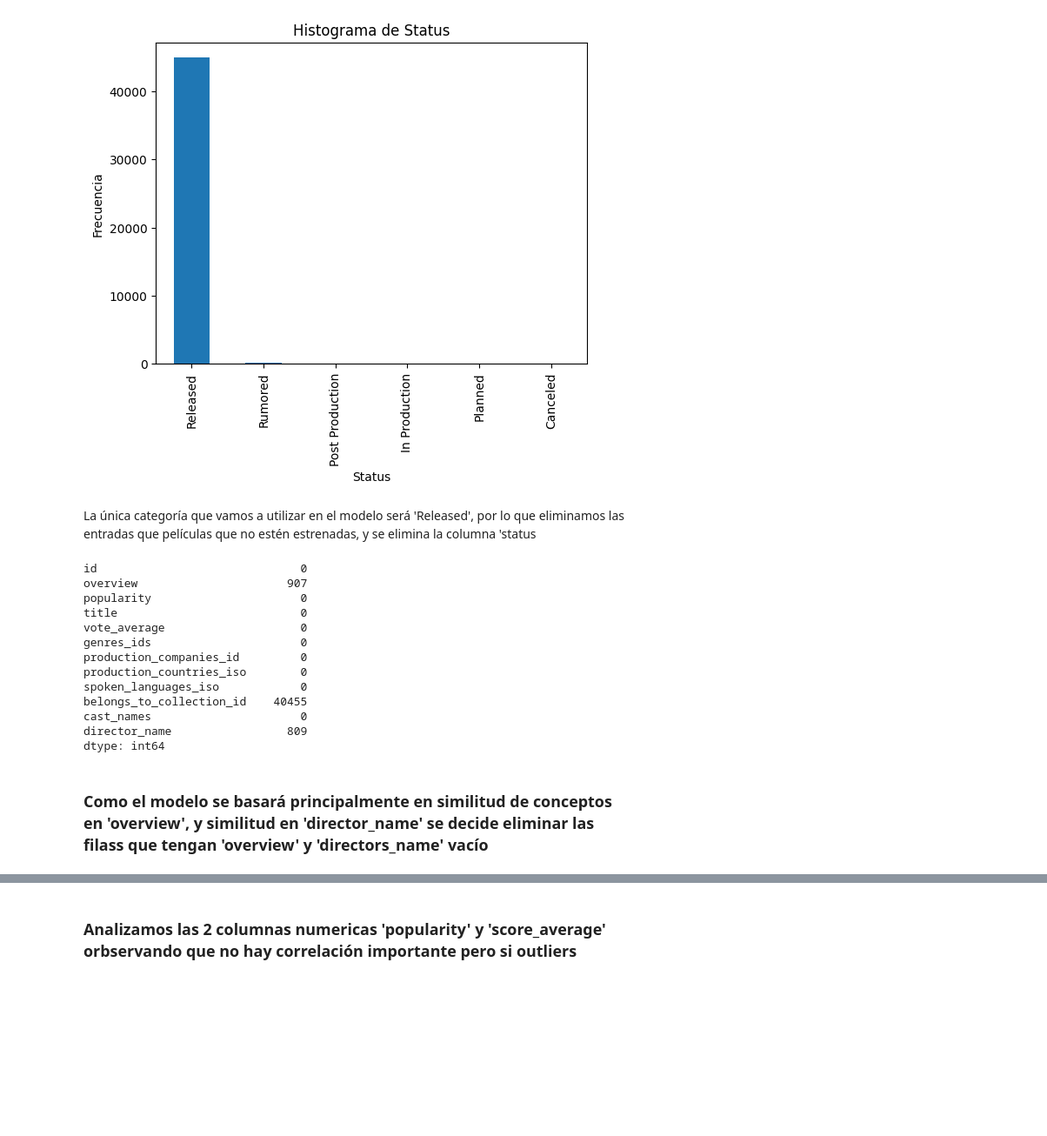
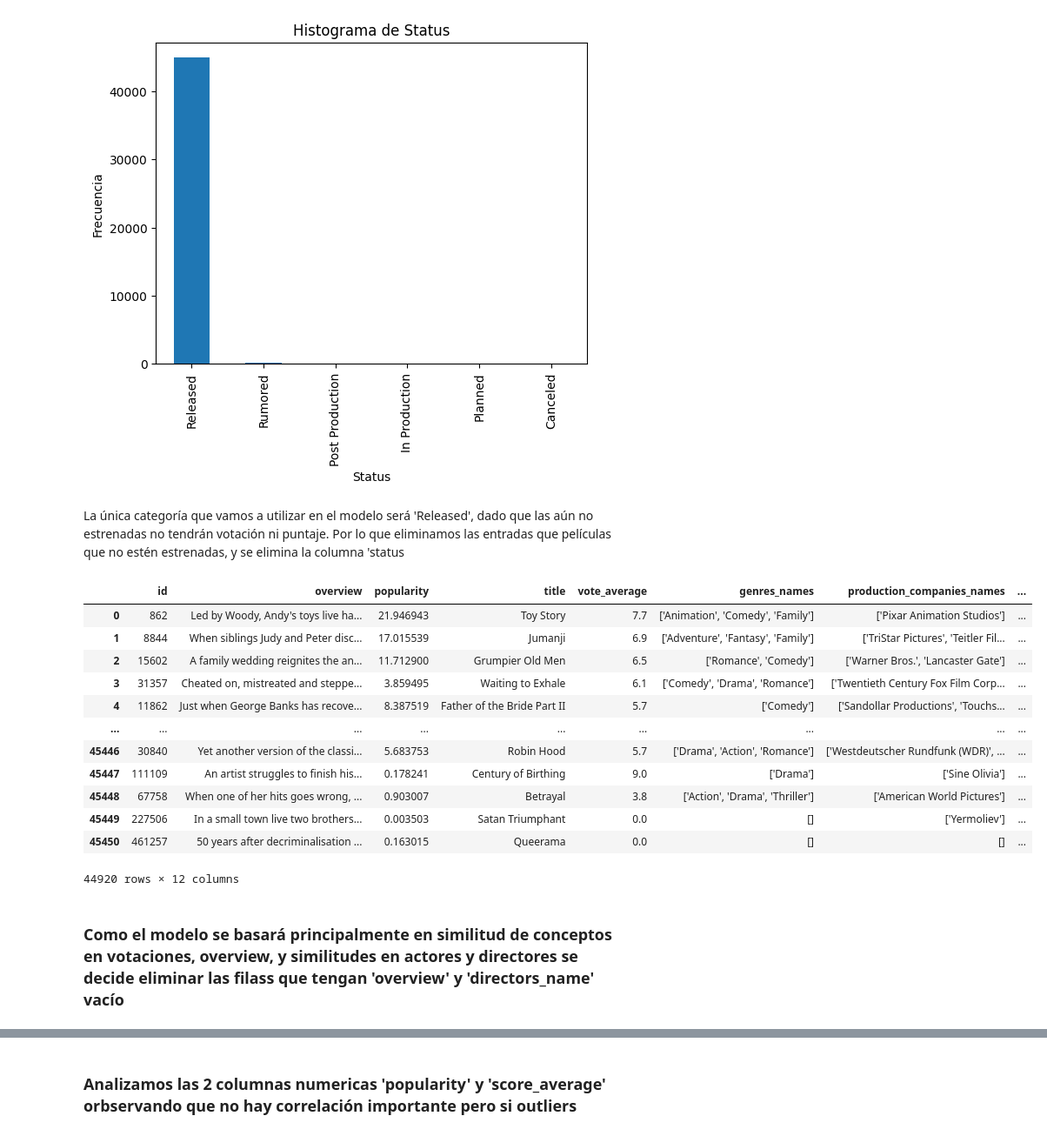
Before and after one commit to MiguelDenisP/ProyectoHenry1, a Jupyter notebook: Notebooks/eda.ipynb, the cells around one changed output, grey strips where cells are left out. Shown at 87% size. Cells and saved outputs as stored; diff of their text form; code cells hidden in the pictures; blank space fills up the shorter version.

```diff
--- a/Notebooks/eda.ipynb
+++ b/Notebooks/eda.ipynb
@@ -124,28 +126,29 @@ plt.show()
 # %% [output]
 [figure]
 # %% [markdown]
-La única categoría que vamos a utilizar en el modelo será 'Released', por lo que eliminamos las entradas que películas que no estén estrenadas, y se elimina la columna 'status
+La única categoría que vamos a utilizar en el modelo será 'Released', dado que las aún no estrenadas no tendrán votación ni puntaje.
+Por lo que eliminamos las entradas que películas que no estén estrenadas, y se elimina la columna 'status
 # %%
 eda=eda.loc[eda['status']=='Released']
 eda =eda.drop(columns='status')
 # %%
-eda.isna().sum()
+eda
 # %% [output]
+|  | id | overview | popularity | title | vote_average | genres_names | production_companies_names | ... |
+| 0 | 862 | Led by Woody, Andy's toys live ha... | 21.946943 | Toy Story | 7.7 | ['Animation', 'Comedy', 'Family'] | ['Pixar Animation Studios'] | ... |
+| 1 | 8844 | When siblings Judy and Peter disc... | 17.015539 | Jumanji | 6.9 | ['Adventure', 'Fantasy', 'Family'] | ['TriStar Pictures', 'Teitler Fil... | ... |
+| 2 | 15602 | A family wedding reignites the an... | 11.712900 | Grumpier Old Men | 6.5 | ['Romance', 'Comedy'] | ['Warner Bros.', 'Lancaster Gate'] | ... |
+| 3 | 31357 | Cheated on, mistreated and steppe... | 3.859495 | Waiting to Exhale | 6.1 | ['Comedy', 'Drama', 'Romance'] | ['Twentieth Century Fox Film Corp... | ... |
+| 4 | 11862 | Just when George Banks has recove... | 8.387519 | Father of the Bride Part II | 5.7 | ['Comedy'] | ['Sandollar Productions', 'Touchs... | ... |
+| ... | ... | ... | ... | ... | ... | ... | ... | ... |
+| 45446 | 30840 | Yet another version of the classi... | 5.683753 | Robin Hood | 5.7 | ['Drama', 'Action', 'Romance'] | ['Westdeutscher Rundfunk (WDR)', ... | ... |
+| 45447 | 111109 | An artist struggles to finish his... | 0.178241 | Century of Birthing | 9.0 | ['Drama'] | ['Sine Olivia'] | ... |
+| 45448 | 67758 | When one of her hits goes wrong, ... | 0.903007 | Betrayal | 3.8 | ['Action', 'Drama', 'Thriller'] | ['American World Pictures'] | ... |
+| 45449 | 227506 | In a small town live two brothers... | 0.003503 | Satan Triumphant | 0.0 | [] | ['Yermoliev'] | ... |
+| 45450 | 461257 | 50 years after decriminalisation ... | 0.163015 | Queerama | 0.0 | [] | [] | ... |
-id                              0
-overview                      907
-popularity                      0
-title                           0
-vote_average                    0
-genres_ids                      0
-production_companies_id         0
-production_countries_iso        0
-spoken_languages_iso            0
-belongs_to_collection_id    40455
-cast_names                      0
-director_name                 809
-dtype: int64
+44920 rows × 12 columns
 # %% [markdown]
-### Como el modelo se basará principalmente en similitud de conceptos en 'overview', y similitud en 'director_name' se decide eliminar las filass que tengan 'overview' y 'directors_name' vacío
+### Como el modelo se basará principalmente en similitud de conceptos en votaciones, overview, y similitudes en actores y directores se decide eliminar las filass que tengan 'overview' y 'directors_name' vacío
 # %%
 eda = eda.dropna(subset=['overview', 'director_name'])
 eda.isna().sum()
```
Also changed, not shown: parts of 18 cells of this notebook, 5 other files.
